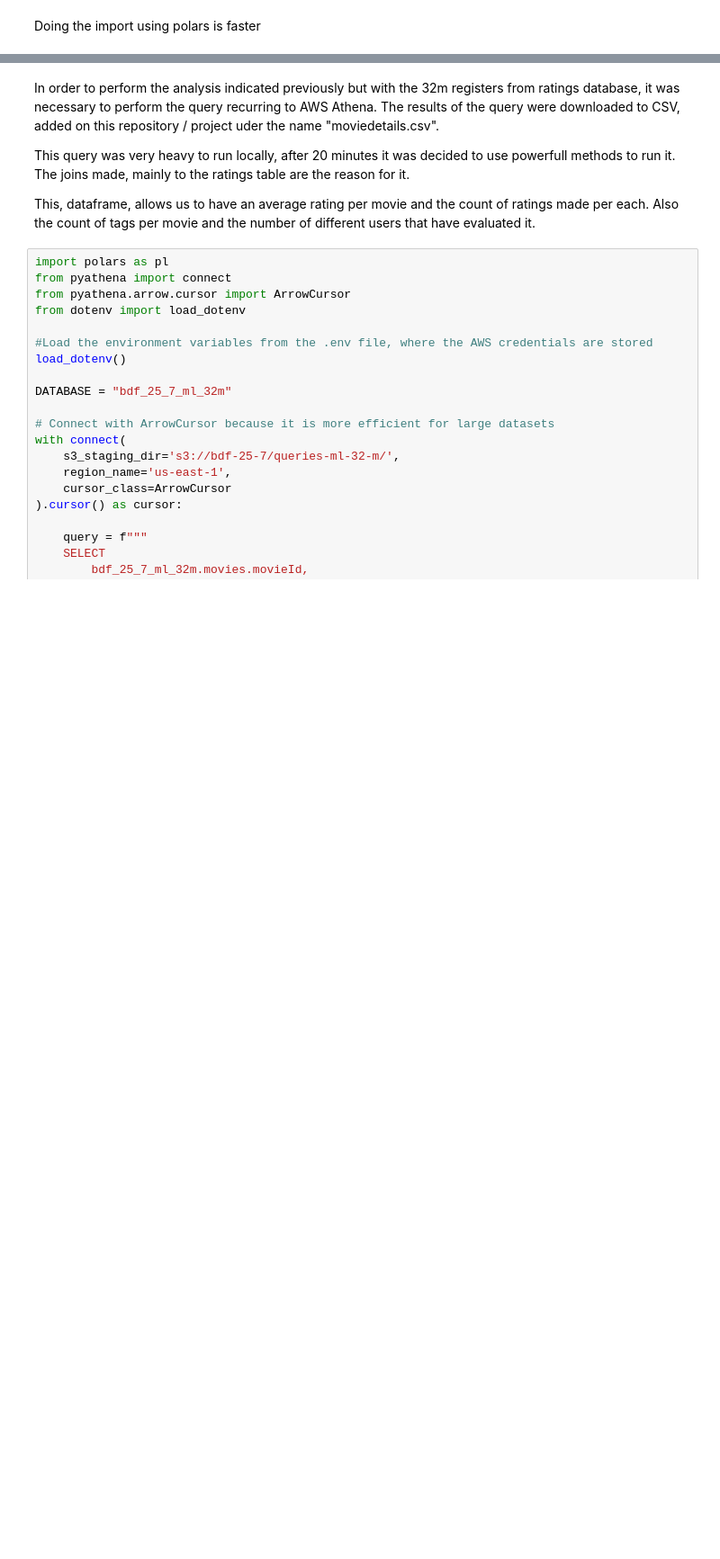
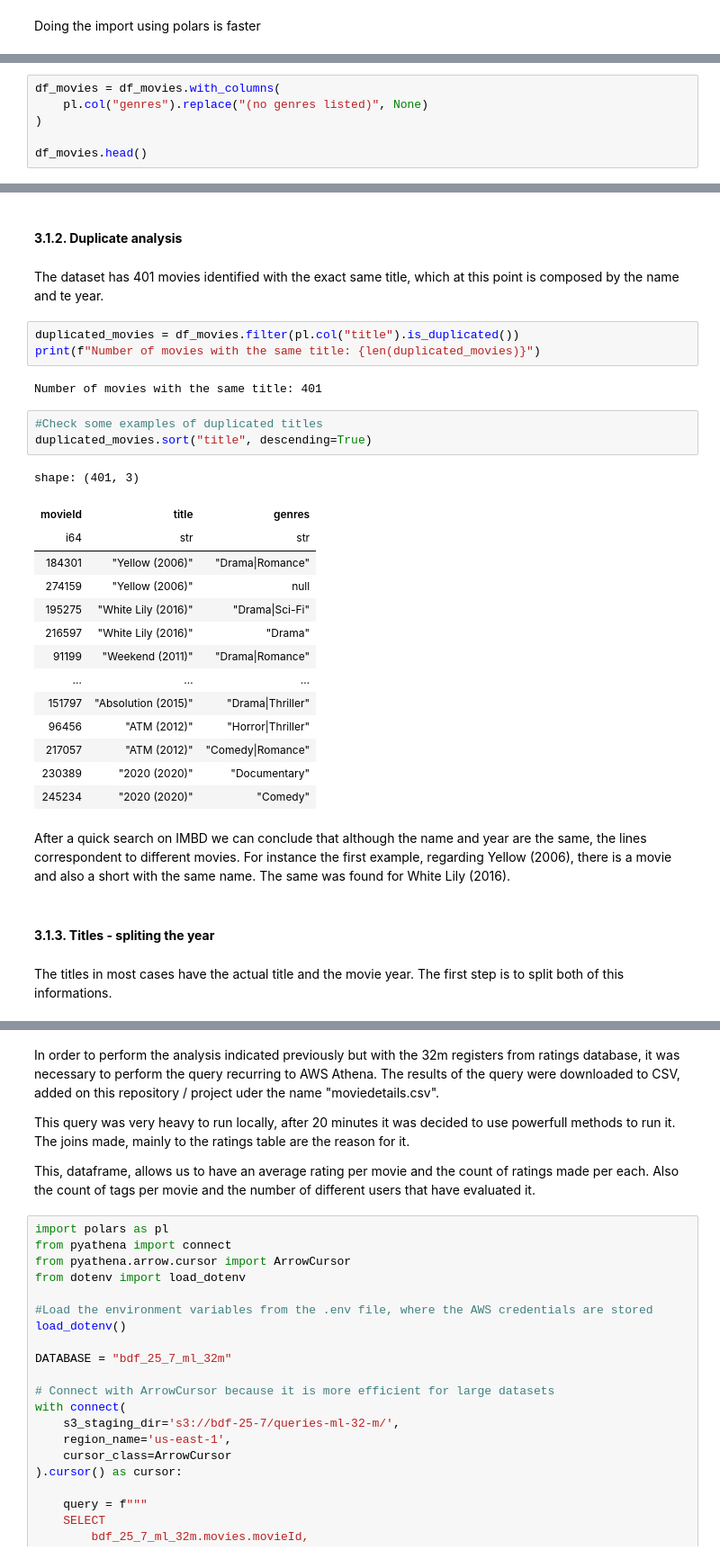
Before and after one commit to ritamaravilhamarques/BDF25_7, a Jupyter notebook: BDF25_7_data/big_data/ml-32m/Notebook.ipynb, the cells around one changed output, grey strips where cells are left out. Shown at 90% size. Cells and saved outputs as stored; diff of their text form; blank space fills up the shorter version.

```diff
--- a/BDF25_7_data/big_data/ml-32m/Notebook.ipynb
+++ b/BDF25_7_data/big_data/ml-32m/Notebook.ipynb
@@ -237,0 +230,6 @@ shape: (5, 9)
+# %%
+df_movies = df_movies.with_columns(
+    pl.col("genres").replace("(no genres listed)", None)
+)
+
+df_movies.head()
@@ -237,0 +245,34 @@ shape: (5, 9)
+# %% [markdown]
+#### **3.1.2. Duplicate analysis**
+# %% [markdown]
+The dataset has 401 movies identified with the exact same title, which at this point is composed by the name and te year.
+# %%
+duplicated_movies = df_movies.filter(pl.col("title").is_duplicated())
+print(f"Number of movies with the same title: {len(duplicated_movies)}")
+# %% [output]
+Number of movies with the same title: 401
+# %%
+#Check some examples of duplicated titles
+duplicated_movies.sort("title", descending=True)
+# %% [output]
+shape: (401, 3)
+| movieId | title | genres |
+| i64 | str | str |
+| 184301 | "Yellow (2006)" | "Drama|Romance" |
+| 274159 | "Yellow (2006)" | null |
+| 195275 | "White Lily (2016)" | "Drama|Sci-Fi" |
+| 216597 | "White Lily (2016)" | "Drama" |
+| 91199 | "Weekend (2011)" | "Drama|Romance" |
+| … | … | … |
+| 151797 | "Absolution (2015)" | "Drama|Thriller" |
+| 96456 | "ATM (2012)" | "Horror|Thriller" |
+| 217057 | "ATM (2012)" | "Comedy|Romance" |
+| 230389 | "2020 (2020)" | "Documentary" |
+| 245234 | "2020 (2020)" | "Comedy" |
+# %% [markdown]
+After a quick search on IMBD we can conclude that although the name and year are the same, the lines correspondent to different movies.
+For instance the first example, regarding Yellow (2006), there is a movie and also a short with the same name. The same was found for White Lily (2016).
+# %% [markdown]
+#### **3.1.3. Titles - spliting the year**
+# %% [markdown]
+The titles in most cases have the actual title and the movie year. The first step is to split both of this informations.
```
Also changed, not shown: parts of 52 cells of this notebook, 2 other files.
